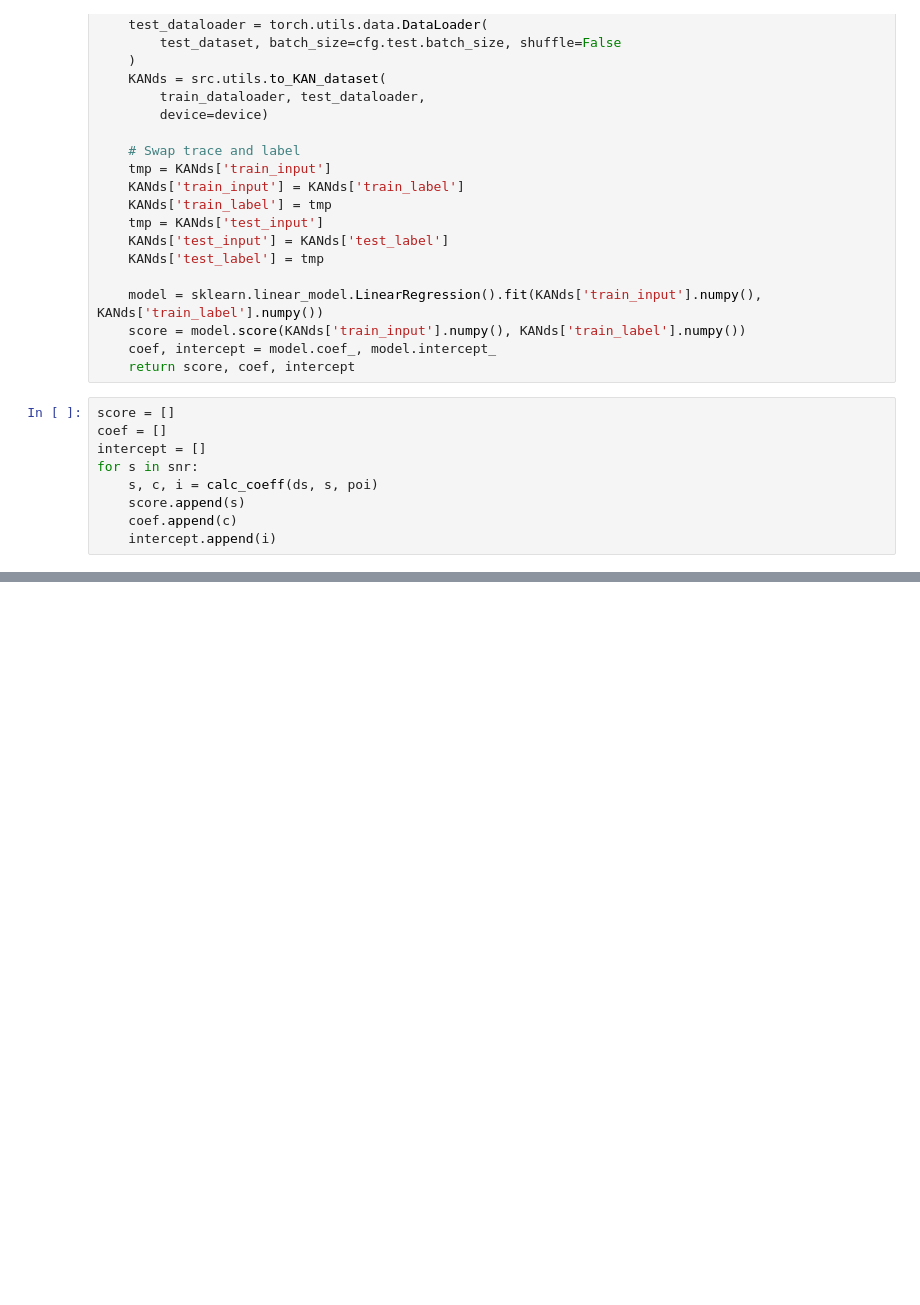
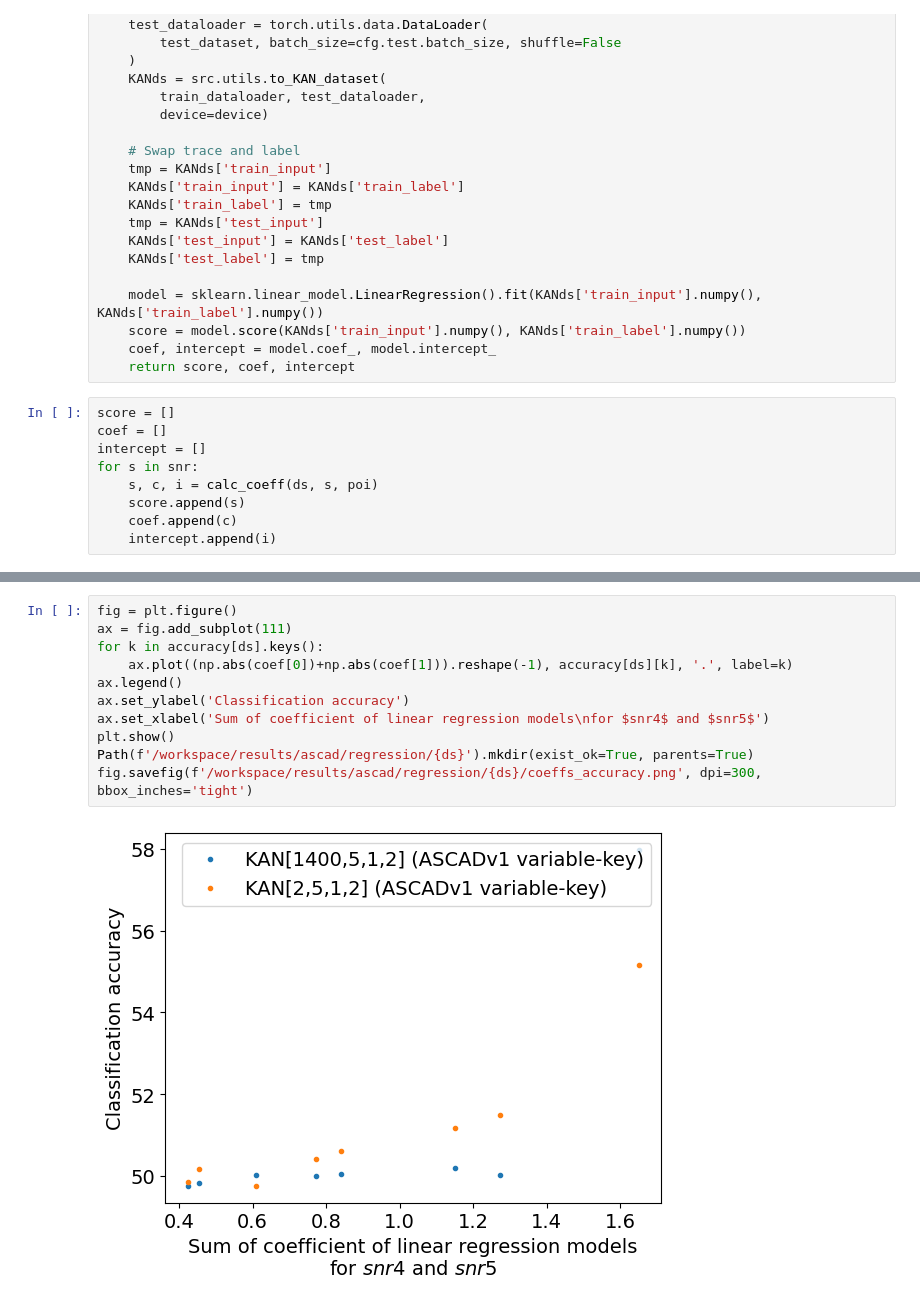
Before and after one commit to Sengim/kansca, a Jupyter notebook: workspace/ascad/unbalance_leakage/regression.ipynb, the cells around one changed output, grey strips where cells are left out. Saved outputs shown, nothing was run; the diff lists cells and outputs as text; blank space fills up the shorter version.

```diff
--- a/workspace/ascad/unbalance_leakage/regression.ipynb
+++ b/workspace/ascad/unbalance_leakage/regression.ipynb
@@ -99,0 +112,13 @@ fig.savefig(f'/workspace/results/ascad/regression/{ds}/coeffs.png', dpi=300, bbo
+# %%
+fig = plt.figure()
+ax = fig.add_subplot(111)
+for k in accuracy[ds].keys():
+    ax.plot((np.abs(coef[0])+np.abs(coef[1])).reshape(-1), accuracy[ds][k], '.', label=k)
+ax.legend()
+ax.set_ylabel('Classification accuracy')
+ax.set_xlabel('Sum of coefficient of linear regression models\nfor $snr4$ and $snr5$')
+plt.show()
+Path(f'/workspace/results/ascad/regression/{ds}').mkdir(exist_ok=True, parents=True)
+fig.savefig(f'/workspace/results/ascad/regression/{ds}/coeffs_accuracy.png', dpi=300, bbox_inches='tight')
+# %% [output]
+[figure, added]
```
Also changed, not shown: parts of 5 cells of this notebook.
